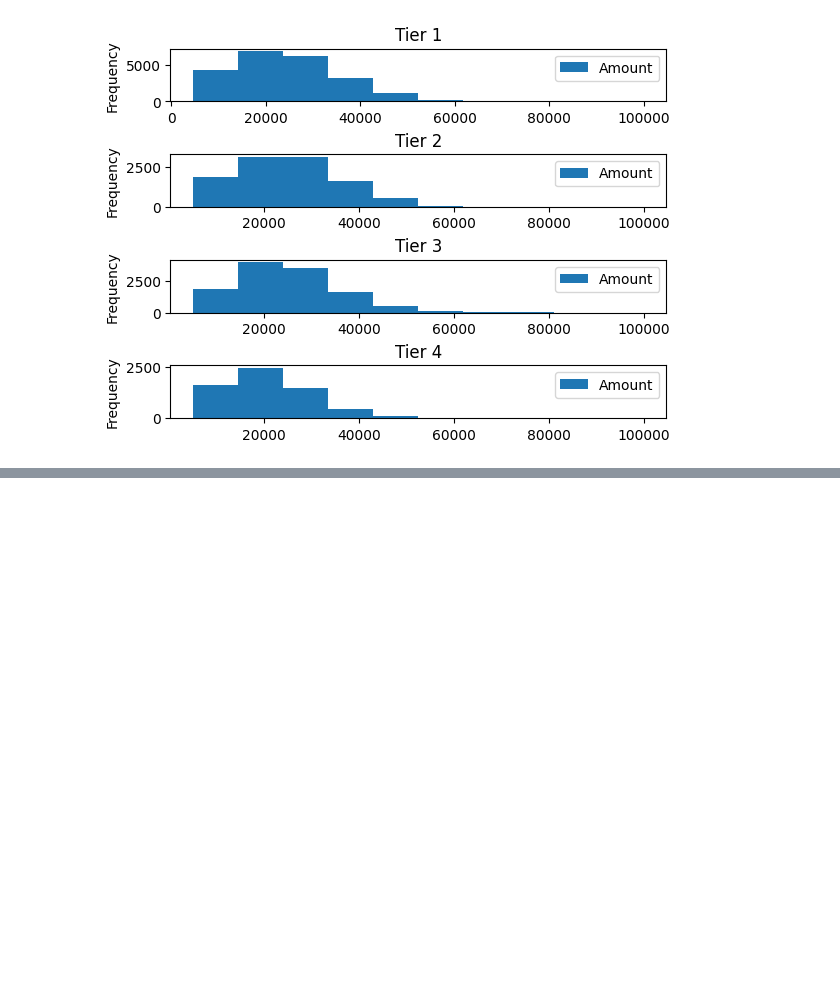
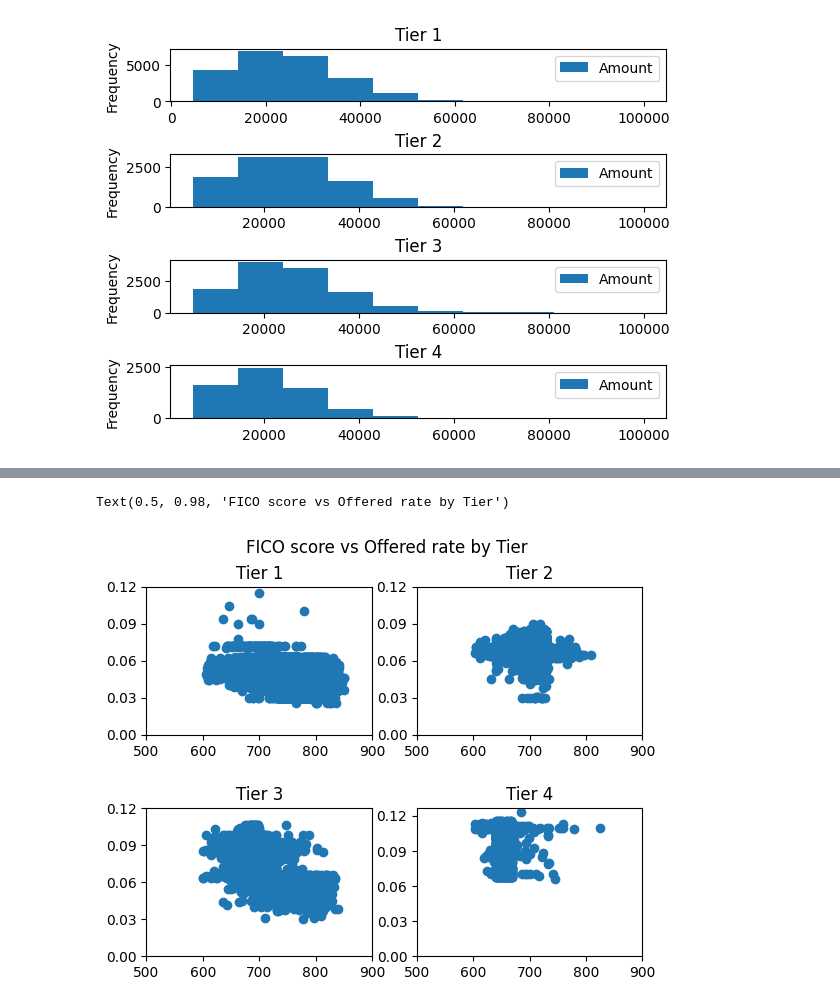
Before and after one commit to WholesaleBankingDavid/Customer-Pricing-Analytics, a Jupyter notebook: eda.ipynb, the cells around one changed output, grey strips where cells are left out. Cells and saved outputs as stored; diff of their text form; code cells hidden in the pictures; blank space fills up the shorter version.

```diff
--- a/eda.ipynb
+++ b/eda.ipynb
@@ -132,0 +149,14 @@ Text(0.5, 0.98, 'Outcome vs requested Amount by Tier')
+# %%
+fig, axes = plt.subplots(2,2)
+for i, ax in enumerate(axes.flatten()):
+    df_ = df[df["Tier"] == 1+i]
+    ax.scatter(df_["FICO"],df_["Rate"])
+    ax.set_xticks([500, 600, 700, 800, 900])
+    ax.set_yticks([0.03*i for i in range(5)])
+    ax.set_title(f"Tier {i+1}")
+
+plt.subplots_adjust(hspace=0.5)
+plt.suptitle("FICO score vs Offered rate by Tier")
+# %% [output]
+Text(0.5, 0.98, 'FICO score vs Offered rate by Tier')
+[figure, added]
```
Also changed, not shown: parts of 8 cells of this notebook.
